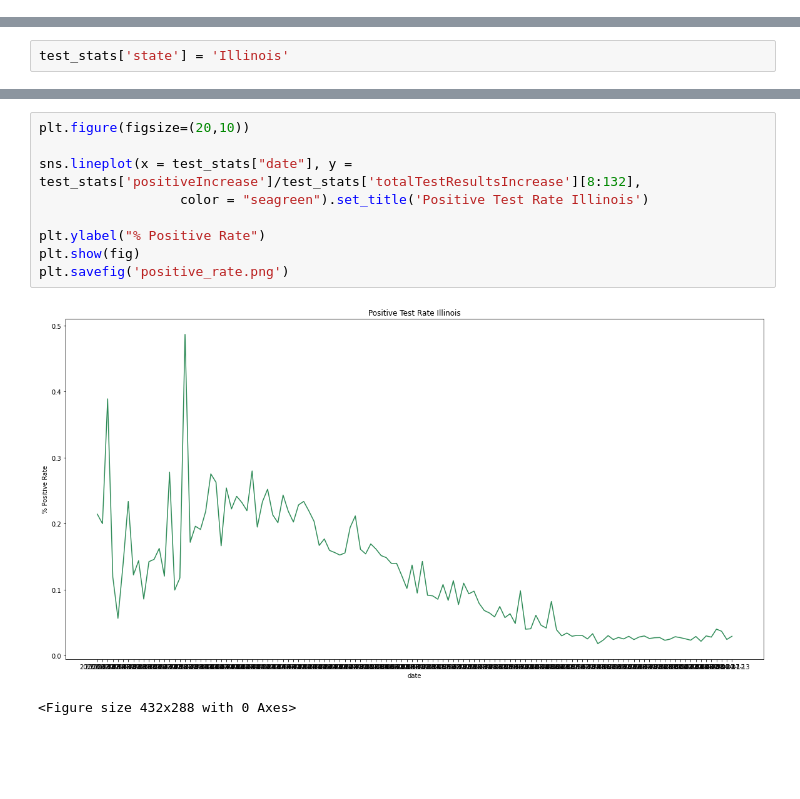
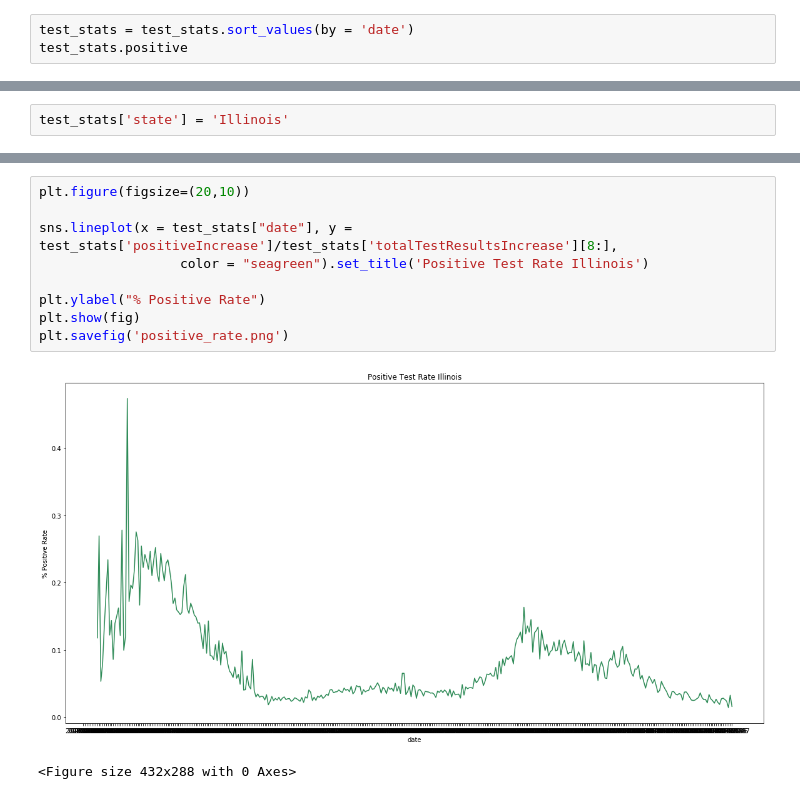
Before and after one commit to mingo1226/covid_viz, a Jupyter notebook: coronavirus_IL.ipynb, the cells around one changed output, grey strips where cells are left out. Saved outputs shown, nothing was run; the diff lists cells and outputs as text; blank space fills up the shorter version.

```diff
--- a/coronavirus_IL.ipynb
+++ b/coronavirus_IL.ipynb
@@ -24,0 +25,3 @@ test_stats.head()
+# %%
+test_stats = test_stats.sort_values(by = 'date')
+test_stats.positive
@@ -108,14 +124,14 @@ plt.savefig('cases_versus_tests.png')
 # %%
 plt.figure(figsize=(20,10))
 
-sns.lineplot(x = test_stats["date"], y = test_stats['positiveIncrease']/test_stats['totalTestResultsIncrease'][8:132],
+sns.lineplot(x = test_stats["date"], y = test_stats['positiveIncrease']/test_stats['totalTestResultsIncrease'][8:],
                   color = "seagreen").set_title('Positive Test Rate Illinois')
 
 plt.ylabel("% Positive Rate")
 plt.show(fig)
 plt.savefig('positive_rate.png')
 # %% [output]
-[figure, old version]
+[figure, new version]
 <Figure size 432x288 with 0 Axes>
 # %%
 plt.figure(figsize=(20,10))
```
Also changed, not shown: parts of 15 cells of this notebook, 4 other files.
